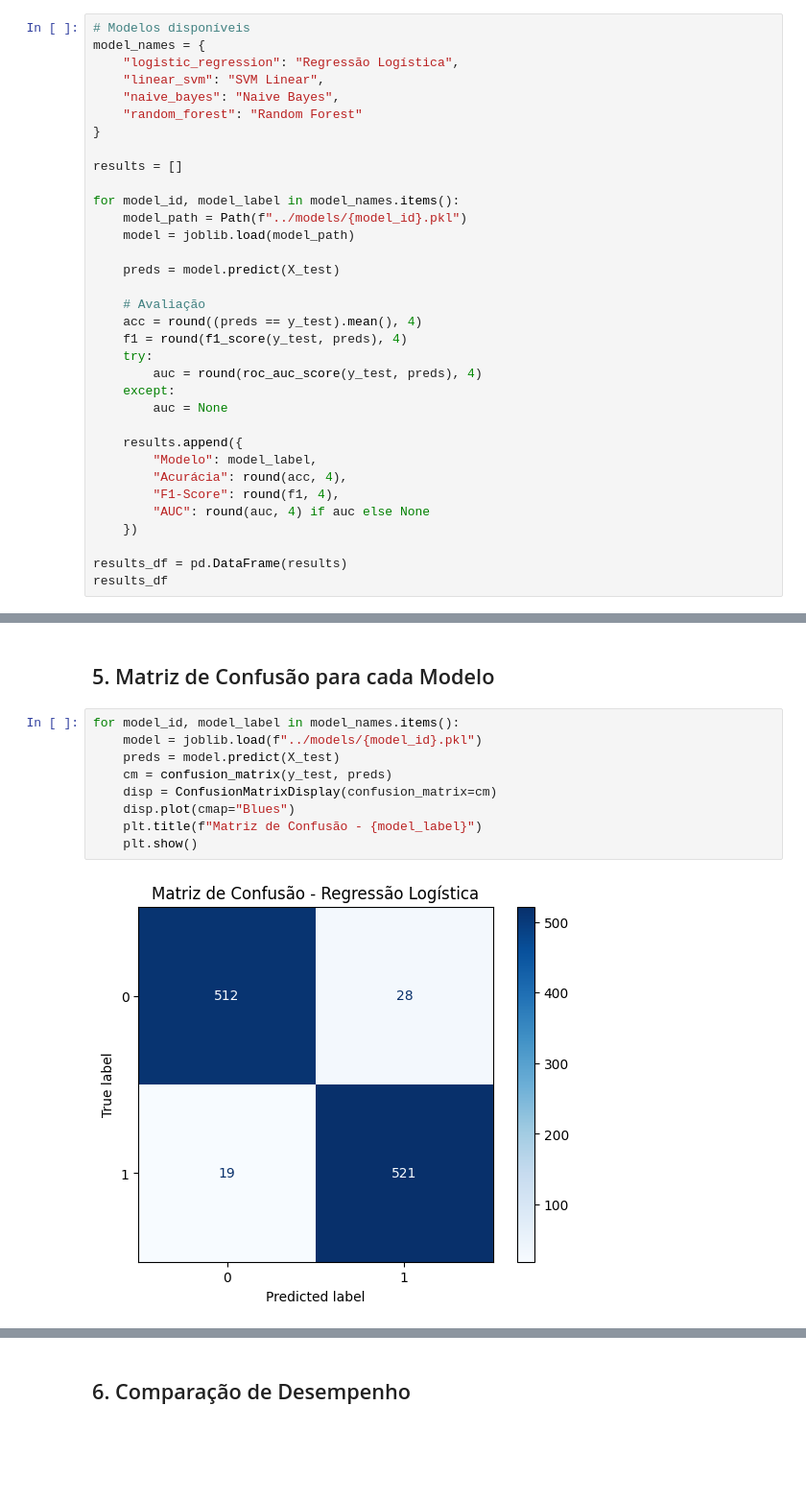
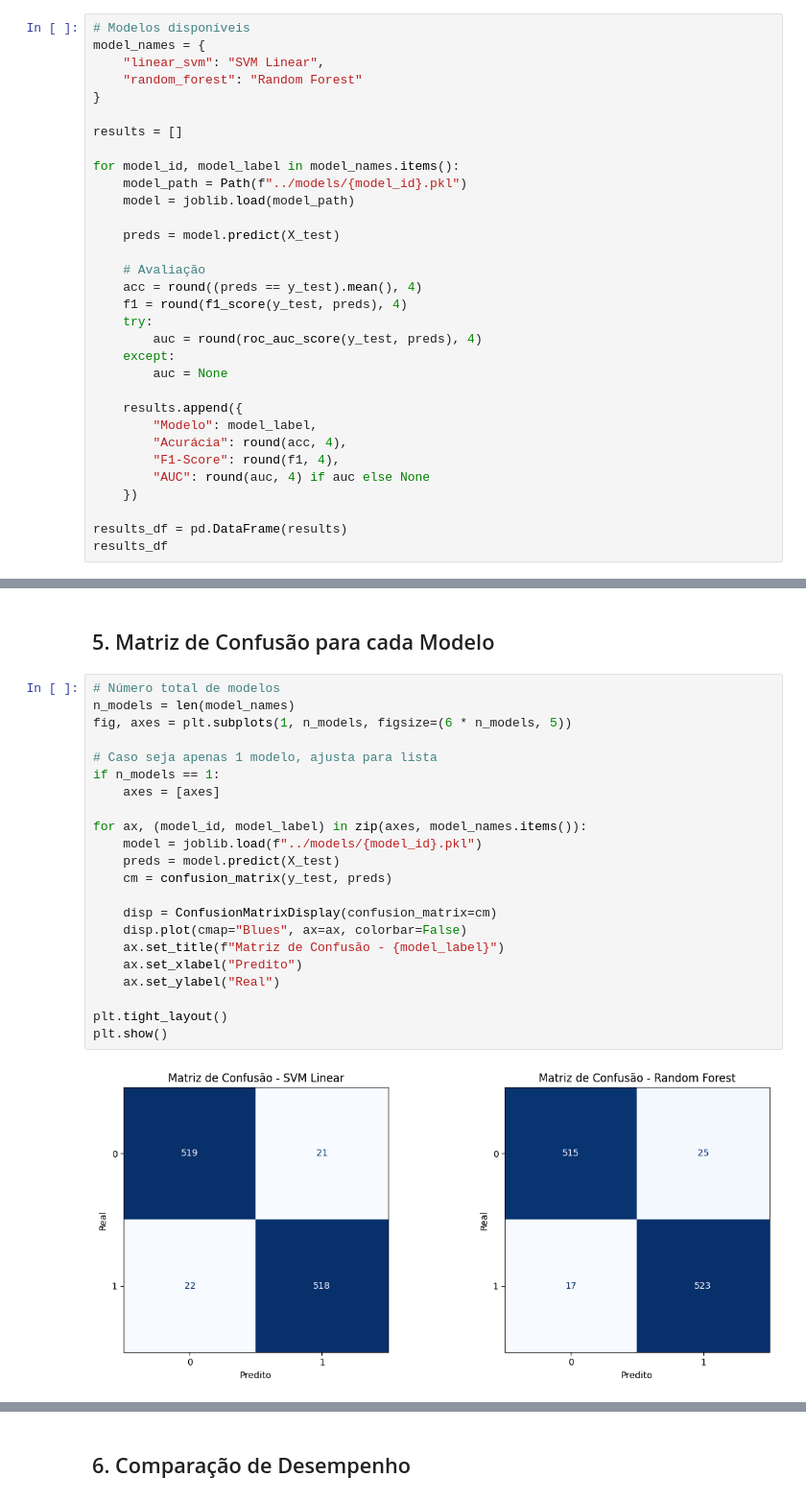
Before and after one commit to marcelagamaliel/DETECTOR-FAKENEWS, a Jupyter notebook: notebooks/03_baseline_models.ipynb, the cells around one changed output, grey strips where cells are left out. Shown: that part at 96% size. Cells and saved outputs as stored; diff of their text form; blank space fills up the shorter version.

```diff
--- a/notebooks/03_baseline_models.ipynb
+++ b/notebooks/03_baseline_models.ipynb
@@ -60,9 +61,7 @@ print(f"📊 Classes: {y_test.value_counts().to_dict()}")
 # %%
 # Modelos disponíveis
 model_names = {
-    "logistic_regression": "Regressão Logística",
     "linear_svm": "SVM Linear",
-    "naive_bayes": "Naive Bayes",
     "random_forest": "Random Forest"
 }
 
@@ -100,13 +97,26 @@ results_df
 # %% [markdown]
 ## 5. Matriz de Confusão para cada Modelo
 # %%
-for model_id, model_label in model_names.items():
+# Número total de modelos
+n_models = len(model_names)
+fig, axes = plt.subplots(1, n_models, figsize=(6 * n_models, 5))
+
+# Caso seja apenas 1 modelo, ajusta para lista
+if n_models == 1:
+    axes = [axes]
+
+for ax, (model_id, model_label) in zip(axes, model_names.items()):
     model = joblib.load(f"../models/{model_id}.pkl")
     preds = model.predict(X_test)
     cm = confusion_matrix(y_test, preds)
+
     disp = ConfusionMatrixDisplay(confusion_matrix=cm)
-    disp.plot(cmap="Blues")
-    plt.title(f"Matriz de Confusão - {model_label}")
-    plt.show()
+    disp.plot(cmap="Blues", ax=ax, colorbar=False)
+    ax.set_title(f"Matriz de Confusão - {model_label}")
+    ax.set_xlabel("Predito")
+    ax.set_ylabel("Real")
+
+plt.tight_layout()
+plt.show()
 # %% [output]
-[figure, old version]
+[figure, new version]
```
Also changed, not shown: parts of 4 cells of this notebook, 7 other files.
